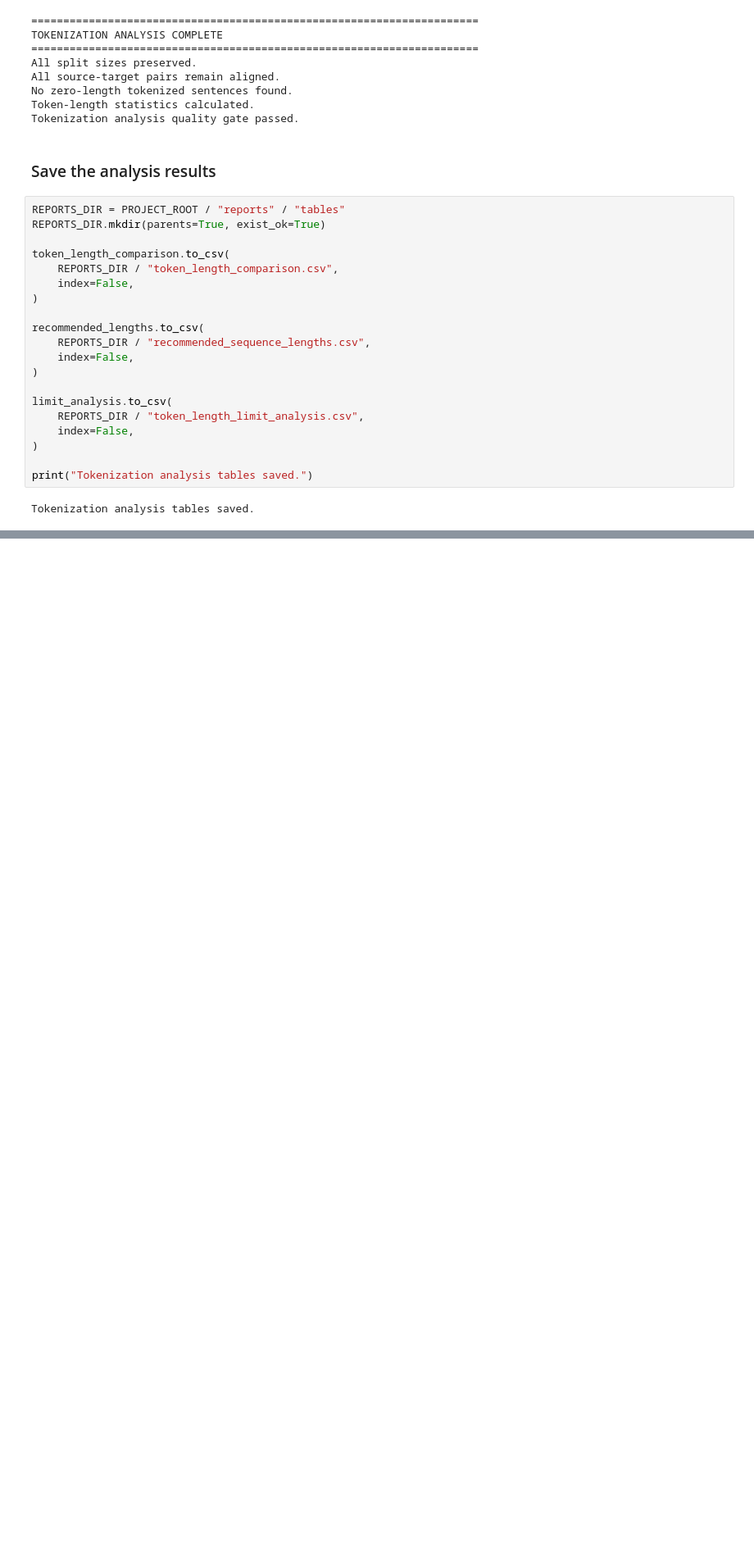
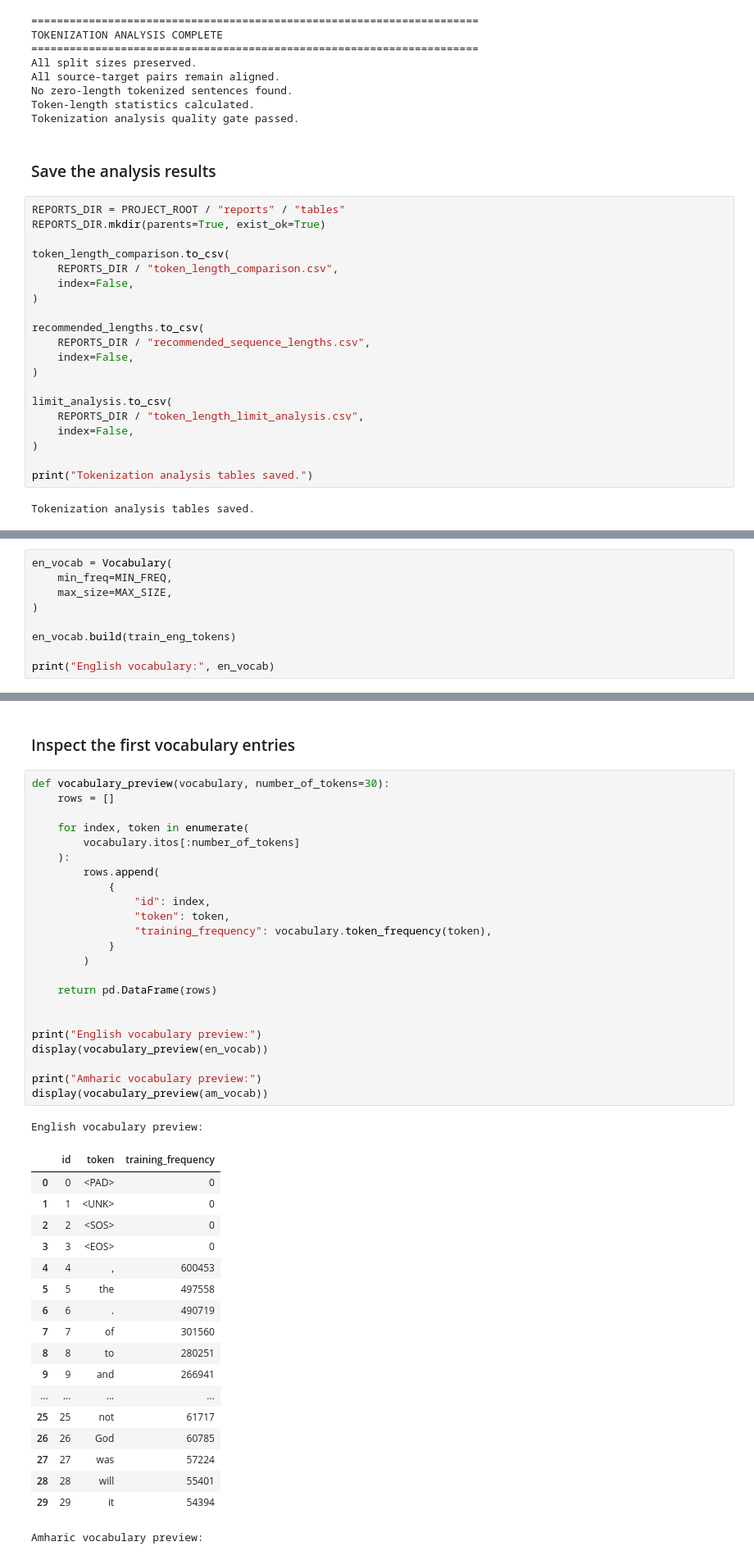
Before and after one commit to 21Oli/neural-machine-translation, a Jupyter notebook: notebooks/02_preprocessing_analysis.ipynb, the cells around one changed output, grey strips where cells are left out. Shown at 82% size. Drawn from its saved outputs; the diff is of its cells as text; blank space fills up the shorter version.

```diff
--- a/notebooks/02_preprocessing_analysis.ipynb
+++ b/notebooks/02_preprocessing_analysis.ipynb
@@ -1936,0 +2132,9 @@ Tokenization analysis tables saved.
+# %%
+en_vocab = Vocabulary(
+    min_freq=MIN_FREQ,
+    max_size=MAX_SIZE,
+)
+
+en_vocab.build(train_eng_tokens)
+
+print("English vocabulary:", en_vocab)
@@ -1936,0 +2238,45 @@ Tokenization analysis tables saved.
+# %% [markdown]
+### Inspect the first vocabulary entries
+# %%
+def vocabulary_preview(vocabulary, number_of_tokens=30):
+    rows = []
+
+    for index, token in enumerate(
+        vocabulary.itos[:number_of_tokens]
+    ):
+        rows.append(
+            {
+                "id": index,
+                "token": token,
+                "training_frequency": vocabulary.token_frequency(token),
+            }
+        )
+
+    return pd.DataFrame(rows)
+
+
+print("English vocabulary preview:")
+display(vocabulary_preview(en_vocab))
+
+print("Amharic vocabulary preview:")
+display(vocabulary_preview(am_vocab))
+# %% [output]
+English vocabulary preview:
+|  | id | token | training_frequency |
+| 0 | 0 | <PAD> | 0 |
+| 1 | 1 | <UNK> | 0 |
+| 2 | 2 | <SOS> | 0 |
+| 3 | 3 | <EOS> | 0 |
+| 4 | 4 | , | 600453 |
+| 5 | 5 | the | 497558 |
+| 6 | 6 | . | 490719 |
+| 7 | 7 | of | 301560 |
+| 8 | 8 | to | 280251 |
+| 9 | 9 | and | 266941 |
+| ... | ... | ... | ... |
+| 25 | 25 | not | 61717 |
+| 26 | 26 | God | 60785 |
+| 27 | 27 | was | 57224 |
+| 28 | 28 | will | 55401 |
+| 29 | 29 | it | 54394 |
+Amharic vocabulary preview:
```
Also changed, not shown: parts of 70 cells of this notebook, 1 other file.
